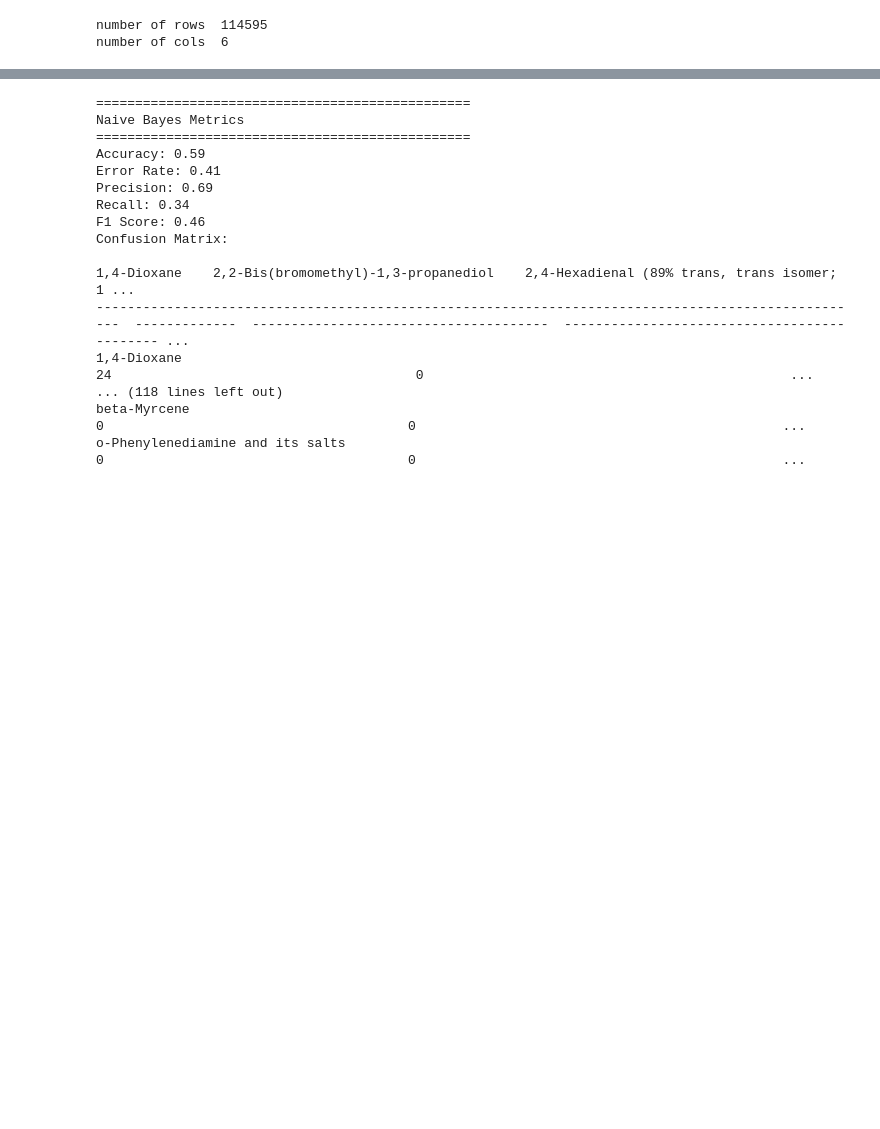
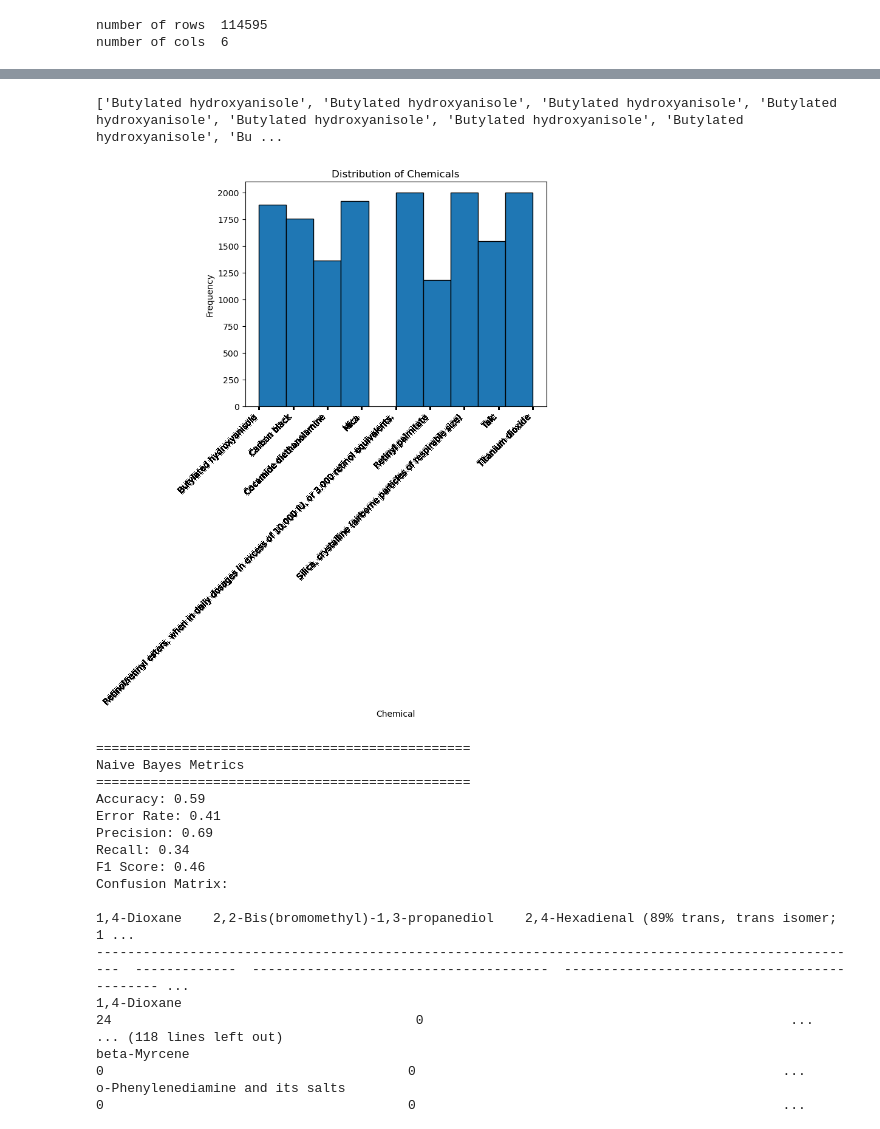
Before and after one commit to abbyhid00/DSA-Final-Project, a Jupyter notebook: EDA.ipynb, the cells around one changed output, grey strips where cells are left out. Drawn from its saved outputs; the diff is of its cells as text; code cells hidden in the pictures; blank space fills up the shorter version.

Commit message:
New 9 chemical distribution

```diff
--- a/EDA.ipynb
+++ b/EDA.ipynb
@@ -74,3 +74,22 @@ primaryCategories = subset.get_column("PrimaryCategory")
 subCategories = subset.get_column("SubCategory")
 for i,val in enumerate(companyNames):
     X.append([companyNames[i], brandNames[i], primaryCategories[i],subCategories[i]])
+# %%
+unique_vals, counts = myutils.get_frequency(y)
+print(unique_vals)
+print(counts)
+drugs = []
+for i, val in enumerate(unique_vals):
+    if counts[i] > 1000:
+        drugs.append(val)
+
+print(drugs)
+index = subset.column_names.index("ChemicalName")
+subset2 = MyPyTable()
+subset2.column_names = subset.column_names
+for inst in subset.data:
+    for drug in drugs:
+        if inst[index] == drug:
+            subset2.data.append(inst)
+y2 = subset2.get_column("ChemicalName")
+chemical_indices = myutils.group_by(y2)
@@ -76,0 +100,11 @@ for i,val in enumerate(companyNames):
+# %%
+np.random.seed(0)
+chosen_indices = []
+for chemical in chemical_indices:
+    if len(chemical) < 2000:
+        chosen_indices.append(chemical)
+    else:
+        indices = np.random.choice(chemical, 2000, False)
+        chosen_indices.append(indices)
+for chemical in chosen_indices:
+    print(len(chemical))
@@ -77,3 +121,21 @@ for i,val in enumerate(companyNames):
+# %%
+final_subset = MyPyTable()
+final_subset.column_names = subset.column_names
+for chemical in chosen_indices:
+    for inst in chemical:
+        final_subset.data.append(subset2.data[inst])
+final_subset.save_to_file("final_subset.csv")
+final_y = final_subset.get_column("ChemicalName")
+for i, chem in enumerate(final_y):
+    if chem == "Retinol/retinyl esters, when in daily dosages in excess of 10,000 IU, or 3,000 retin":
+        chem[i] = "Retinon/retinyl esters"
+print(final_y)
+# %% [output]
+['Butylated hydroxyanisole', 'Butylated hydroxyanisole', 'Butylated hydroxyanisole', 'Butylated hydroxyanisole', 'Butylated hydroxyanisole', 'Butylated hydroxyanisole', 'Butylated hydroxyanisole', 'Bu ...
+# %%
+myutils.histogram(final_y, "Chemical", "Frequency", "Distribution of Chemicals", xticks=final_y)
+# %% [output]
+[figure, added]
 # %%
 #initializing classifiers
 naive_class = MyNaiveBayesClassifier()
```
Also changed, not shown: parts of 4 cells of this notebook, 1 other file.
